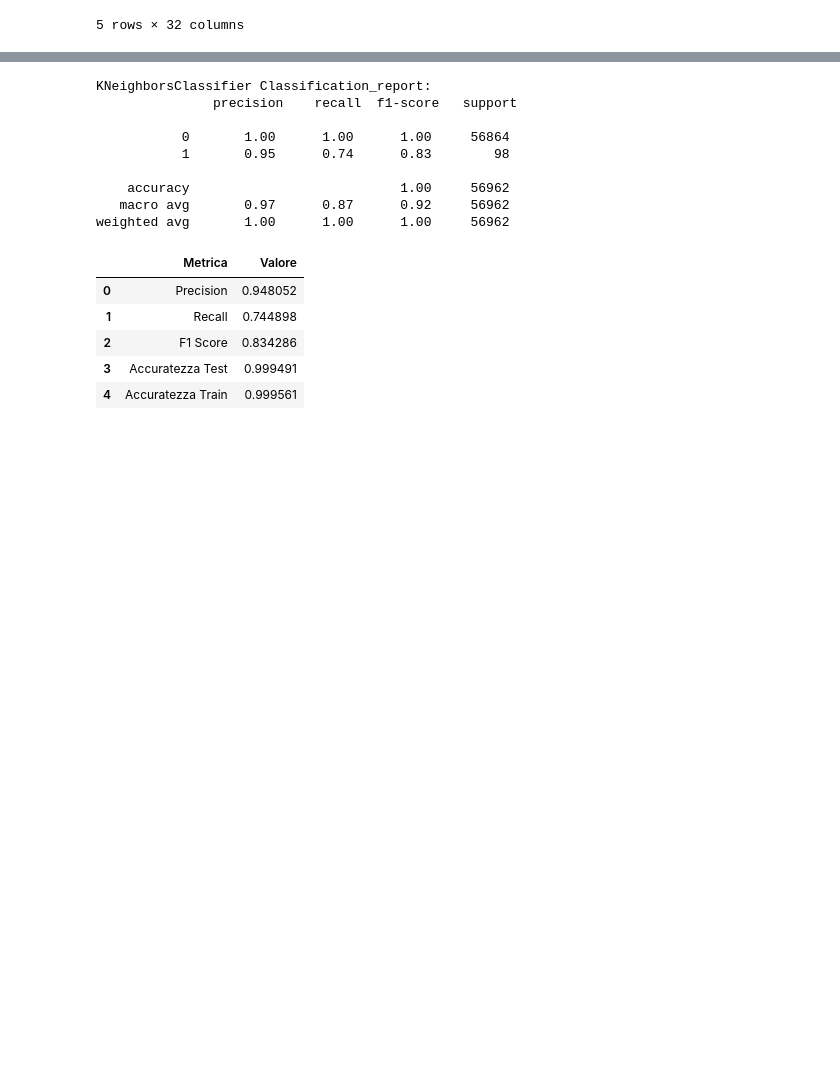
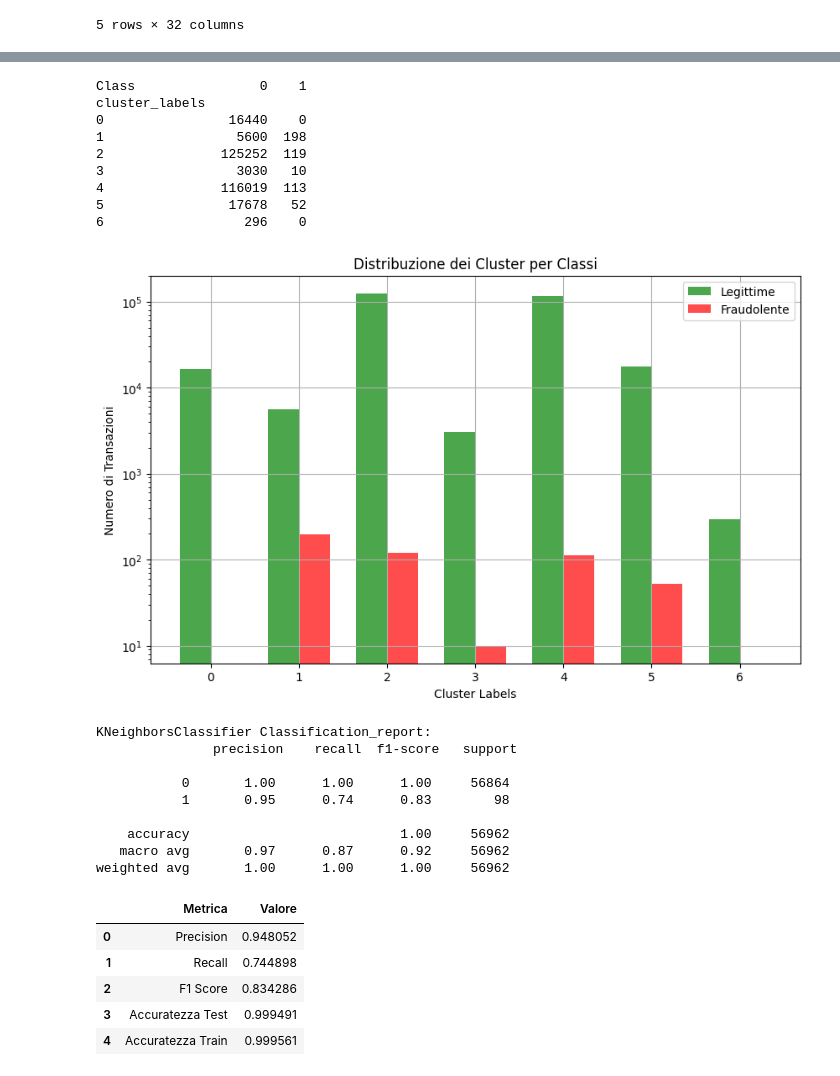
Before and after one commit to Nanuccio01/CREDIT_CARD_FRAUD_DETECTION, a Jupyter notebook: Code/Analysis e Scheme.ipynb, the cells around one changed output, grey strips where cells are left out. Saved outputs shown, nothing was run; the diff lists cells and outputs as text; code cells hidden in the pictures; blank space fills up the shorter version.

```diff
--- a/Code/Analysis e Scheme.ipynb
+++ b/Code/Analysis e Scheme.ipynb
@@ -315,3 +393,48 @@ fraudolente.head(50)
+# %%
+# Conta il numero di transazioni per ciascuna classe di cluster
+cluster_counts = data.groupby(['cluster_labels', 'Class']).size().unstack(fill_value=0)
+
+# counts conterrà il numero di transazioni per ciascuna classe di cluster_labels (da 0 a 3)
+# e per ciascuna classe di Class (0 o 1)
+print(cluster_counts)
+
+# Estrai le informazioni per il grafico
+cluster_labels = cluster_counts.index
+legittime_counts = cluster_counts[0].values
+fraudolente_counts = cluster_counts[1].values
+
+# Larghezza delle barre
+bar_width = 0.35
+
+# Posizione delle barre sull'asse x
+x = np.arange(len(cluster_labels))
+
+# Crea il grafico a barre con due diverse scale sull'asse y
+plt.figure(figsize=(10, 6))
+plt.bar(x - bar_width/2, legittime_counts, bar_width, label='Legittime', color='green', alpha=0.7)
+plt.bar(x + bar_width/2, fraudolente_counts, bar_width, label='Fraudolente', color='red', alpha=0.7)
+
+# Imposta una scala diversa per l'asse y per le transazioni fraudolente
+plt.yscale('log')
+
+plt.xlabel('Cluster Labels')
+plt.ylabel('Numero di Transazioni')
+plt.title('Distribuzione dei Cluster per Classi')
+plt.xticks(x, cluster_labels)
+plt.legend()
+plt.grid(True)
+plt.show()
+# %% [output]
+Class                0    1
+cluster_labels
+0                16440    0
+1                 5600  198
+2               125252  119
+3                 3030   10
+4               116019  113
+5                17678   52
+6                  296    0
+[figure, added]
 # %%
 #Dataset completo
 
```
Also changed, not shown: parts of 6 cells of this notebook.
